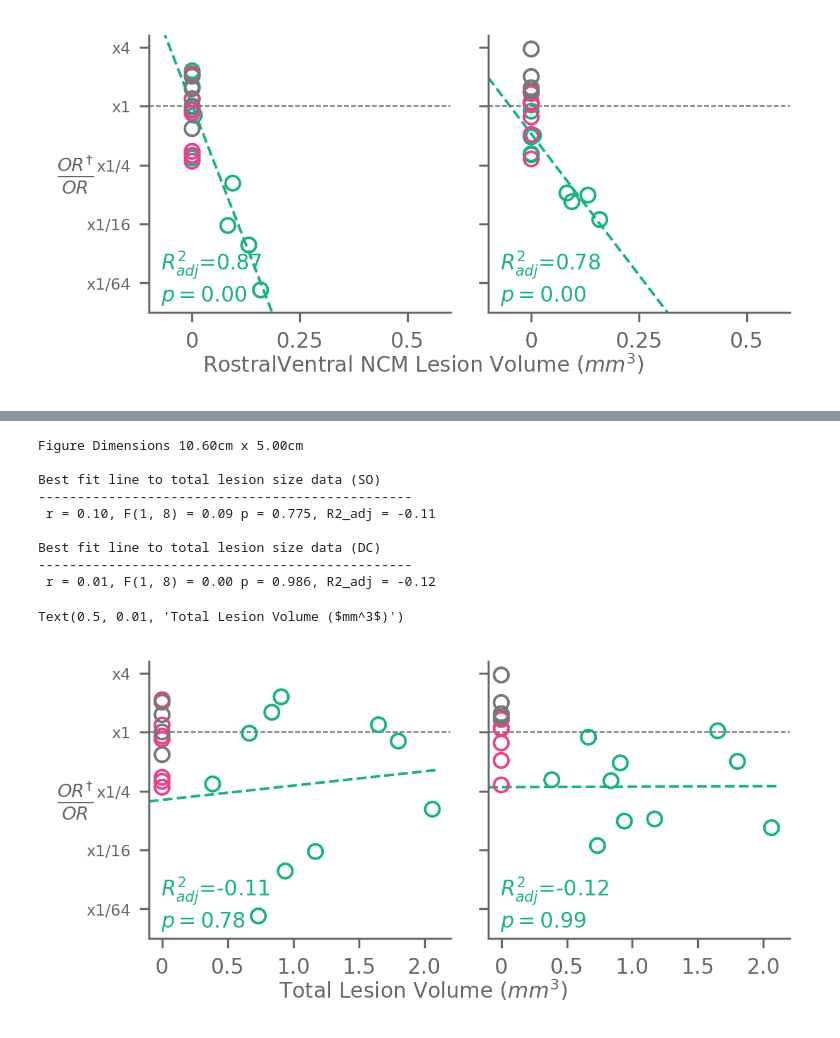
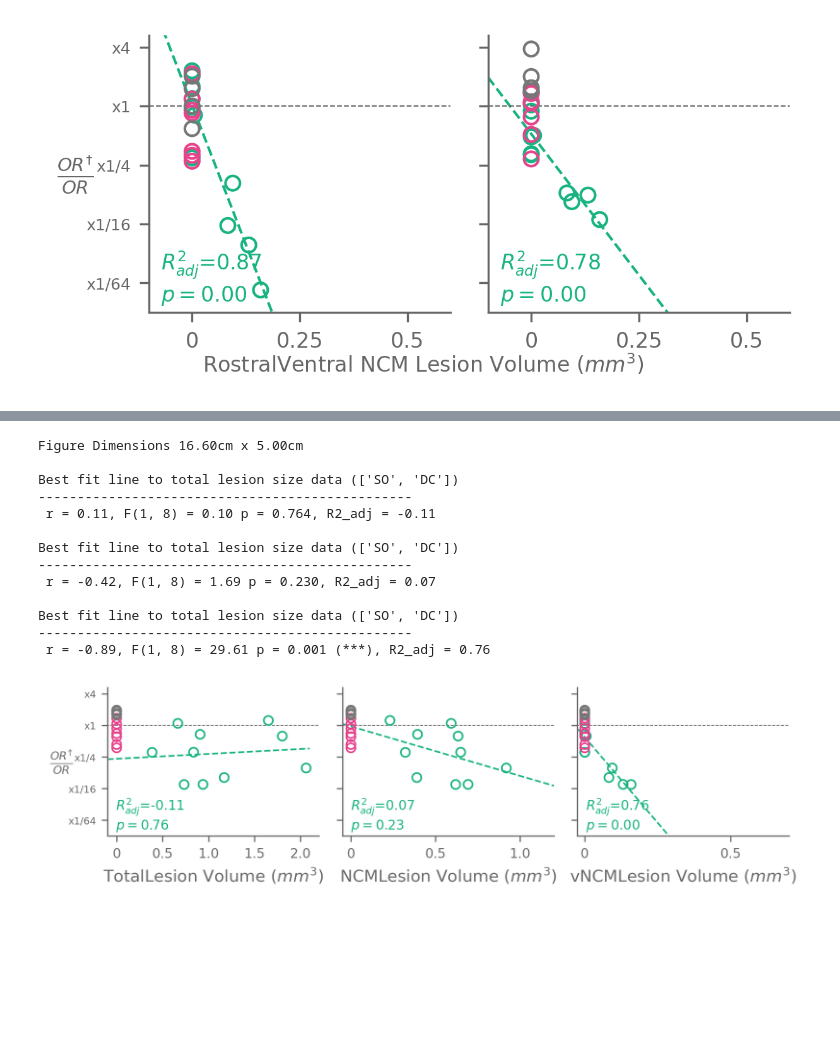
Before and after one commit to theunissenlab/zebra-finch-memory-lesions, a Jupyter notebook: paper_notebooks/Fig_7_Lesion_Size_reanalysis.ipynb, the cells around one changed output, grey strips where cells are left out. Cells and saved outputs as stored; diff of their text form; code cells hidden in the pictures; blank space fills up the shorter version.

```diff
--- a/paper_notebooks/Fig_7_Lesion_Size_reanalysis.ipynb
+++ b/paper_notebooks/Fig_7_Lesion_Size_reanalysis.ipynb
@@ -716,6 +617,6 @@ KeyError: 'Subject'
 # %%
 # new TOTAL lesion values modification: same fig except total lesion size instead of NCM lesion size
-def figure_7_modified(call_type: str, ax: plt.Axes = None):
+def figure_7_new(call_type: list, anatomy: str, ax: plt.Axes = None):
     """Create a scatter plot between NCM lesion size and change in logOR before and after lesion
 
     Also fit a best fit line just to the NCM points
@@ -726,15 +627,15 @@ def figure_7_modified(call_type: str, ax: plt.Axes = None):
     for treatment in ["NCM", "HVC", "CTRL"]:
         tsvk_S1_pre = get_or_create_Tsvk(df[
             (df.LesionStage == "prelesion")
-            & (df.VocalizerSet == "S2")
-            & (df.StimulusCallType == call_type)
+            & (df.VocalizerSet == "S1")
+            & df.StimulusCallType.isin(call_type)
             & (df.SubjectTreatment == treatment)
             & df.LadderStage.isin(["DCvsDC_6v6_d2", "SovsSo_8v8_d2"])
         ])
         tsvk_S1_post = get_or_create_Tsvk(df[
             (df.LesionStage == "postlesion")
-            & (df.VocalizerSet == "S2")
-            & (df.StimulusCallType == call_type)
+            & (df.VocalizerSet == "S1")
+            & df.StimulusCallType.isin(call_type)
             & (df.SubjectTreatment == treatment)
             & df.LadderStage.isin(["DCvsDC_6v6_d2", "SovsSo_8v8_d2"])
         ])
@@ -744,7 +645,12 @@ def figure_7_modified(call_type: str, ax: plt.Axes = None):
         assert np.all(scores_1["Subject"] == scores_2["Subject"])
         delta = scores_2["logOR"] - scores_1["logOR"]
 
-        lesion_sizes = [get_total_lesion_size(subject) for subject in scores_1["Subject"]]
+        if anatomy == 'Total':
+            lesion_sizes = [get_total_lesion_size(subject) for subject in scores_1["Subject"]]
+        elif anatomy == 'vNCM':
+            lesion_sizes = [get_NCM_lesion_by_quad(subject) for subject in scores_1["Subject"]]
+        elif anatomy == 'NCM':
+            lesion_sizes = [get_NCM_lesion_size(subject) for subject in scores_1["Subject"]]
 
         ax.scatter(
             lesion_sizes,
@@ -785,34 +691,50 @@ def figure_7_modified(call_type: str, ax: plt.Axes = None):
                 color=NCM_COLOR,
                 transform=ax.transAxes
             )
+            ax.set_xlabel(anatomy+'Lesion Volume ($mm^3$)')
 # %%
-fig = figure_cm(COL1_5 - 1, 5, dpi=300)
+fig = figure_cm(COL2 - 1, 5, dpi=300)
 
 print()
-axes = fig.subplots(1, 2, sharey=True)#  gridspec_kw={"hspace": 1.0})
-figure_7_modified("SO", ax=axes[0])
-figure_7_modified("DC", ax=axes[1])
+axes = fig.subplots(1, 3, sharey=True)#  gridspec_kw={"hspace": 1.0})
+figure_7_new(call_type = ['SO', 'DC'], anatomy = 'Total', ax=axes[0])
+figure_7_new(call_type = ['SO', 'DC'], anatomy = 'NCM', ax=axes[1])
+figure_7_new(call_type = ['SO', 'DC'], anatomy = 'vNCM', ax=axes[2])
 
 axes[0].set_ylabel(r"$\frac{OR^{\dagger}}{OR}$", fontsize=10, verticalalignment="center", rotation=0)
 
 for ax in axes:
-    ax.set_xlim(-0.1, 2.2)
     border(ax, 1, 0, 0, 1)
     draw_logor_axes_markers(smallest=-7, biggest=2, convert_log=False, ax=ax)
     ax.set_ylim(-7, 2.4)
-    ax.set_xticks([0, 0.5, 1.0, 1.5, 2.0], [0, 0.5, 1.0, 1.5, 2.0], fontsize=8)
+
+    #ax.set_xlim(-0.1, 2.2)
+    #ax.set_xticks([0, 0.5, 1.0, 1.5, 2.0], [0, 0.5, 1.0, 1.5, 2.0], fontsize=8)
+
+# Different x axis
+axes[0].set_xlim(-0.1, 2.2)
+axes[0].set_xticks([0, 0.5, 1.0, 1.5, 2.0], [0, 0.5, 1.0, 1.5, 2.0], fontsize=8)
+axes[1].set_xlim(-0.05, 1.2)
+axes[1].set_xticks([0, 0.5, 1.0], [0, 0.5, 1.0], fontsize=8)
+axes[2].set_xlim(-0.025, 0.7)
+axes[2].set_xticks([0, 0.5], [0, 0.5], fontsize=8)
 
 fig.tight_layout()
-fig.supxlabel("Total Lesion Volume ($mm^3$)", fontsize=8)
+
+if SAVE_FIGS:
+    fig.savefig(savedir("fig7_new.svg"), format="svg", bbox_inches="tight")
 # %% [output]
-Figure Dimensions 10.60cm x 5.00cm
+Figure Dimensions 16.60cm x 5.00cm
 
-Best fit line to total lesion size data (SO)
+Best fit line to total lesion size data (['SO', 'DC'])
 ------------------------------------------------
- r = 0.10, F(1, 8) = 0.09 p = 0.775, R2_adj = -0.11
+ r = 0.11, F(1, 8) = 0.10 p = 0.764, R2_adj = -0.11
 
-Best fit line to total lesion size data (DC)
+Best fit line to total lesion size data (['SO', 'DC'])
 ------------------------------------------------
- r = 0.01, F(1, 8) = 0.00 p = 0.986, R2_adj = -0.12
+ r = -0.42, F(1, 8) = 1.69 p = 0.230, R2_adj = 0.07
+
+Best fit line to total lesion size data (['SO', 'DC'])
+------------------------------------------------
+ r = -0.89, F(1, 8) = 29.61 p = 0.001 (***), R2_adj = 0.76
-Text(0.5, 0.01, 'Total Lesion Volume ($mm^3$)')
-[figure, old version]
+[figure, new version]
```
Also changed, not shown: parts of 9 cells of this notebook.
